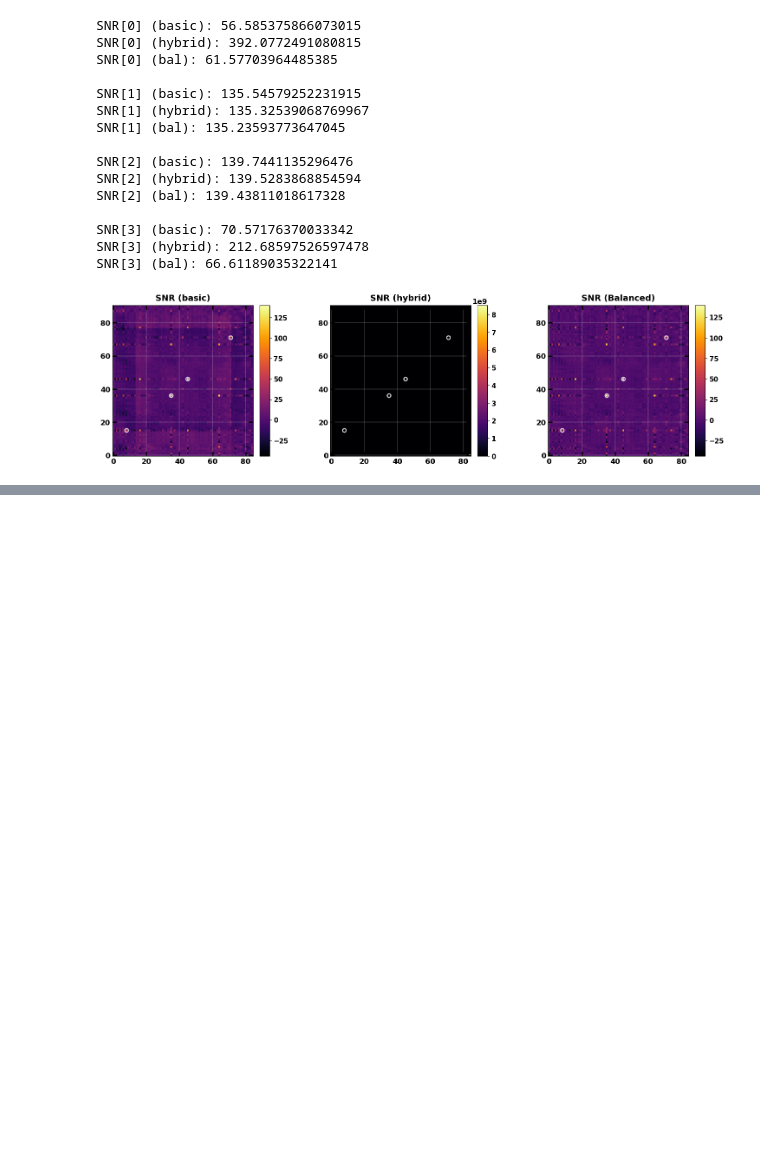
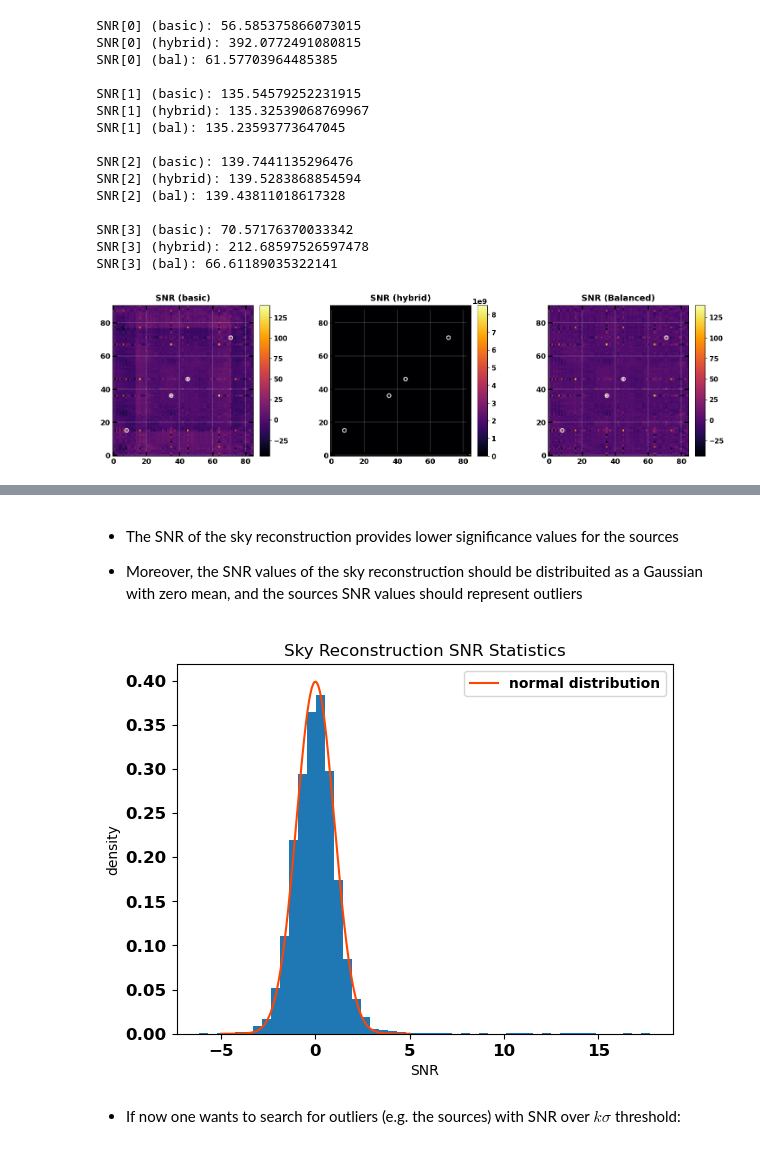
Before and after one commit to EdoardoGiancarli/Reconstruction_Masks_Test, a Jupyter notebook: Img_ReconstructionMethods_2D/variance_SNR.ipynb, the cells around one changed output, grey strips where cells are left out. Drawn from its saved outputs; the diff is of its cells as text; code cells hidden in the pictures; blank space fills up the shorter version.

```diff
--- a/Img_ReconstructionMethods_2D/variance_SNR.ipynb
+++ b/Img_ReconstructionMethods_2D/variance_SNR.ipynb
@@ -225,0 +280,19 @@ SNR[3] (bal): 66.61189035322141
+# %% [markdown]
+- The SNR of the sky reconstruction provides lower significance values for the sources
+
+- Moreover, the SNR values of the sky reconstruction should be distribuited as a Gaussian with zero mean, and the sources SNR values should represent outliers
+# %%
+import matplotlib.pyplot as plt
+from scipy.stats import norm
+
+plt.hist(snr.reshape(-1), bins=50, density= True)
+plt.plot(x := np.linspace(-5, 5, 1000), norm.pdf(x), color="OrangeRed", label="normal distribution")
+plt.title("Sky Reconstruction SNR Statistics")
+plt.xlabel("SNR")
+plt.ylabel("density")
+plt.legend()
+plt.show()
+# %% [output]
+[figure, added]
+# %% [markdown]
+- If now one wants to search for outliers (e.g. the sources) with SNR over $k\sigma$ threshold:
```
Also changed, not shown: parts of 12 cells of this notebook, 2 other files.
